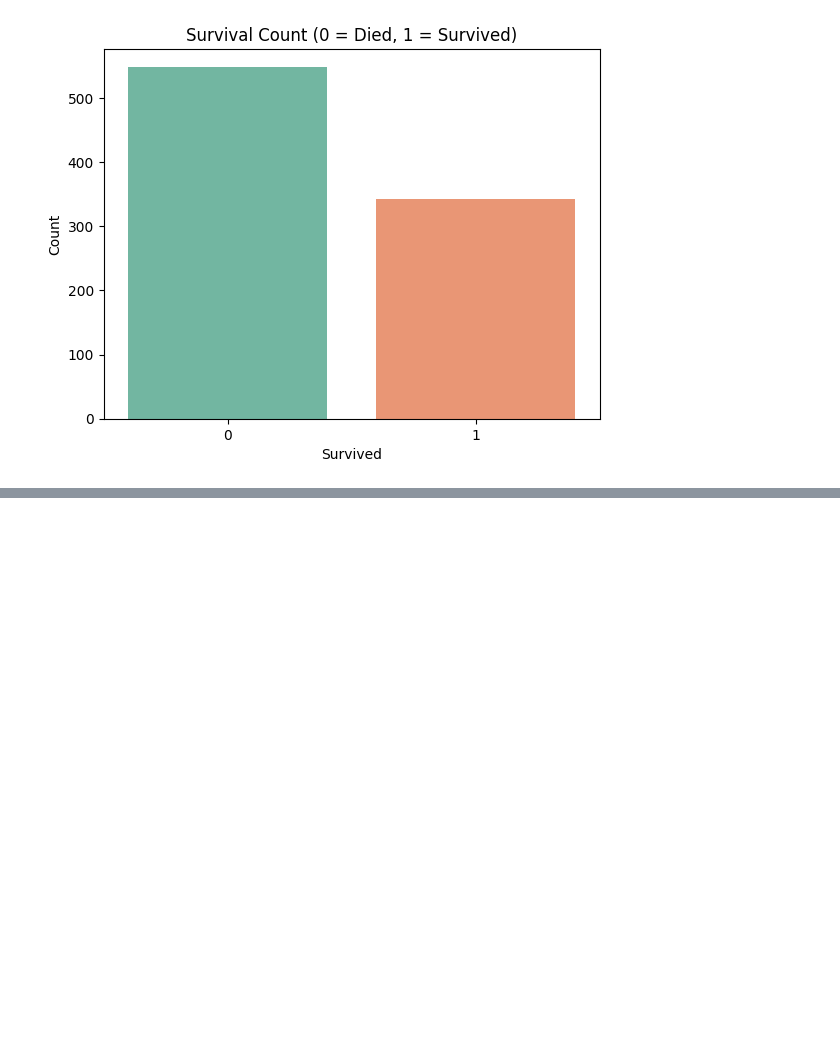
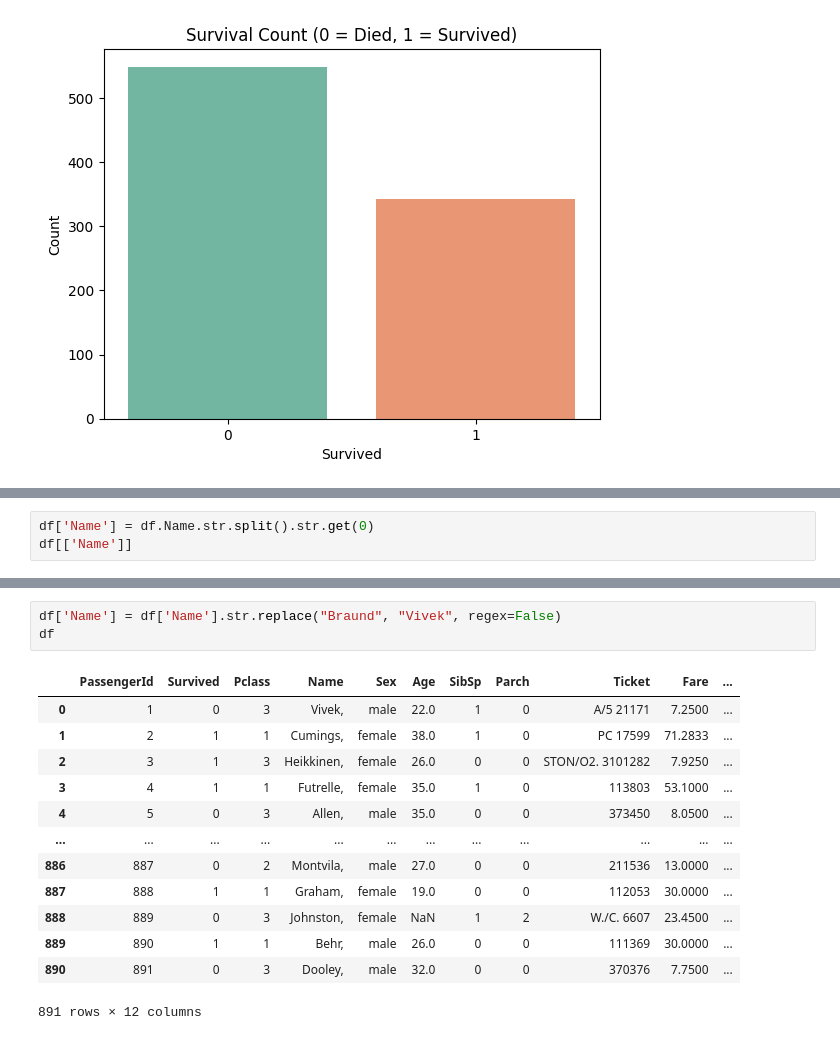
Before and after one commit to vivek-sahane/Machine-Learning-Lab, a Jupyter notebook: assignment1/basic.ipynb, the cells around one changed output, grey strips where cells are left out. Drawn from its saved outputs; the diff is of its cells as text; blank space fills up the shorter version.

```diff
--- a/assignment1/basic.ipynb
+++ b/assignment1/basic.ipynb
@@ -221,0 +269,3 @@ Passing `palette` without assigning `hue` is deprecated and will be removed in v
+# %%
+df['Name'] = df.Name.str.split().str.get(0)
+df[['Name']]
@@ -221,0 +286,17 @@ Passing `palette` without assigning `hue` is deprecated and will be removed in v
+# %%
+df['Name'] = df['Name'].str.replace("Braund", "Vivek", regex=False)
+df
+# %% [output]
+|  | PassengerId | Survived | Pclass | Name | Sex | Age | SibSp | Parch | Ticket | Fare | ... |
+| 0 | 1 | 0 | 3 | Vivek, | male | 22.0 | 1 | 0 | A/5 21171 | 7.2500 | ... |
+| 1 | 2 | 1 | 1 | Cumings, | female | 38.0 | 1 | 0 | PC 17599 | 71.2833 | ... |
+| 2 | 3 | 1 | 3 | Heikkinen, | female | 26.0 | 0 | 0 | STON/O2. 3101282 | 7.9250 | ... |
+| 3 | 4 | 1 | 1 | Futrelle, | female | 35.0 | 1 | 0 | 113803 | 53.1000 | ... |
+| 4 | 5 | 0 | 3 | Allen, | male | 35.0 | 0 | 0 | 373450 | 8.0500 | ... |
+| ... | ... | ... | ... | ... | ... | ... | ... | ... | ... | ... | ... |
+| 886 | 887 | 0 | 2 | Montvila, | male | 27.0 | 0 | 0 | 211536 | 13.0000 | ... |
+| 887 | 888 | 1 | 1 | Graham, | female | 19.0 | 0 | 0 | 112053 | 30.0000 | ... |
+| 888 | 889 | 0 | 3 | Johnston, | female | NaN | 1 | 2 | W./C. 6607 | 23.4500 | ... |
+| 889 | 890 | 1 | 1 | Behr, | male | 26.0 | 0 | 0 | 111369 | 30.0000 | ... |
+| 890 | 891 | 0 | 3 | Dooley, | male | 32.0 | 0 | 0 | 370376 | 7.7500 | ... |
+891 rows × 12 columns
```
Also changed, not shown: parts of 5 cells of this notebook.
